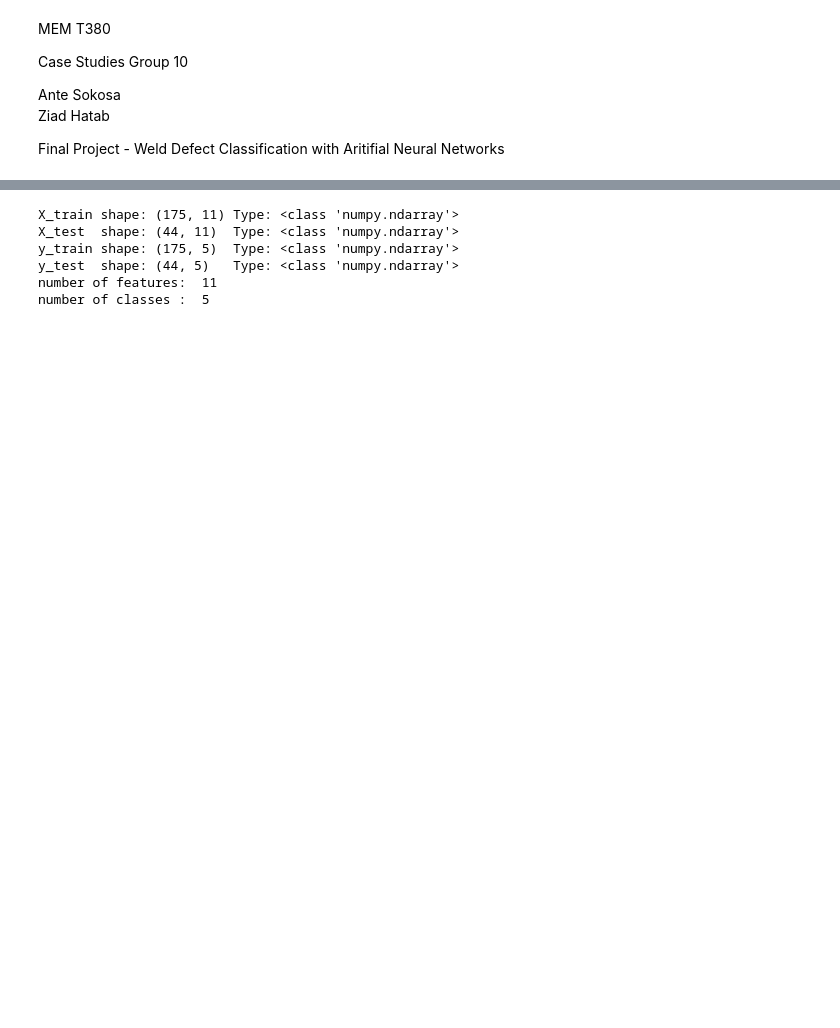
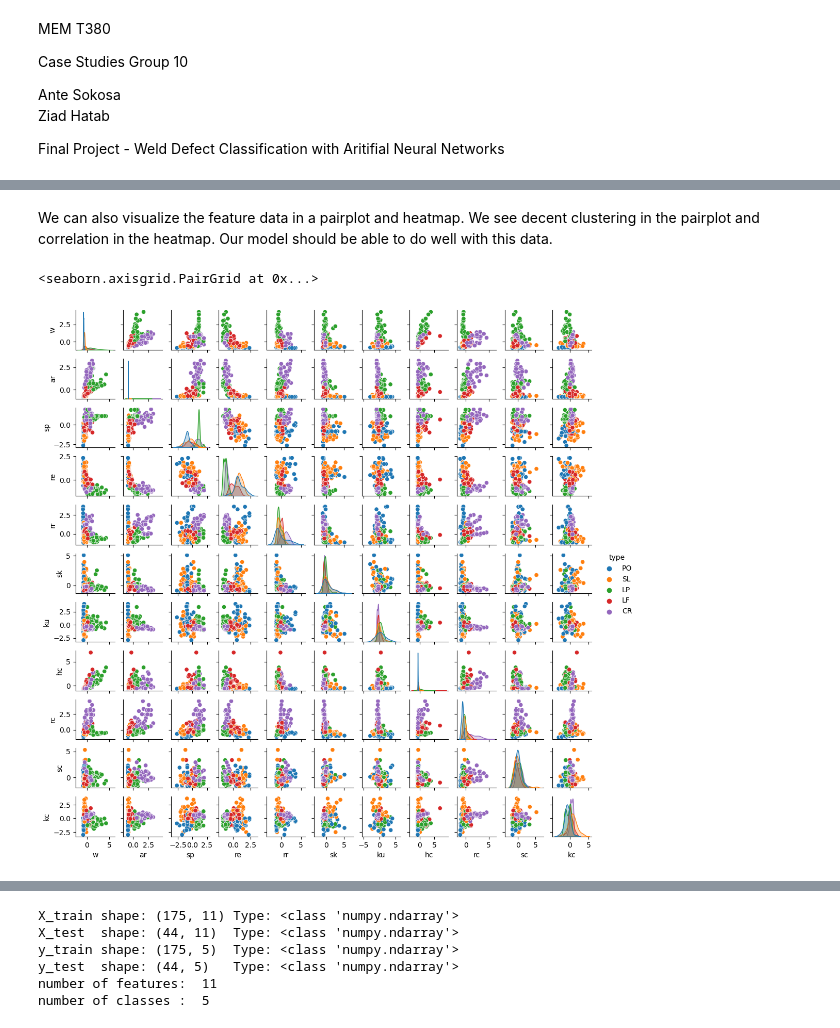
Before and after one commit to sokosaa/Machine-Learning-in-Mechanical-Engineering, a Jupyter notebook: project/project.ipynb, the cells around one changed output, grey strips where cells are left out. Cells and saved outputs as stored; diff of their text form; code cells hidden in the pictures; blank space fills up the shorter version.

Commit message:
finishe data exploration and architecture explains

```diff
--- a/project/project.ipynb
+++ b/project/project.ipynb
@@ -61,7 +91,7 @@ df.reset_index(drop=True, inplace=True)
 
 # Features
 nums = list(df.select_dtypes(include=['float64']).columns)
-df[nums] = MinMaxScaler().fit_transform(df[nums])
+df[nums] = StandardScaler().fit_transform(df[nums])
 
 # Target
 types = df['type'].unique().tolist()
@@ -73,6 +103,6 @@ df = pd.get_dummies(df, columns=['type_copy'], prefix=['type']) # get dummies
 
 excel_file_clean = excel_file.split('.')[0]+'_clean.xlsx'
 df.to_excel(excel_file_clean, index=False)
-# df # clean and prepped dataframe
+df # clean and prepped dataframe
 # %% [output]
 types: ['PO', 'SL', 'LP', 'LF', 'CR']
@@ -98,3 +156,8 @@ Useing `.info()` and `.describe()` for data confirmation and reference:
+# %% [markdown]
+We can also visualize the feature data in a pairplot and heatmap. We see decent clustering in the pairplot and correlation in the heatmap. Our model should be able to do well with this data.
 # %%
-# sns.pairplot(df, vars=nums, hue='type', diag_kind='kde')
+sns.pairplot(df, vars=nums, hue='type', diag_kind='kde', height=1)
+# %% [output]
+<seaborn.axisgrid.PairGrid at 0x...>
+[figure, added]
 # %%
```
Also changed, not shown: parts of 25 cells of this notebook, 4 other files.
